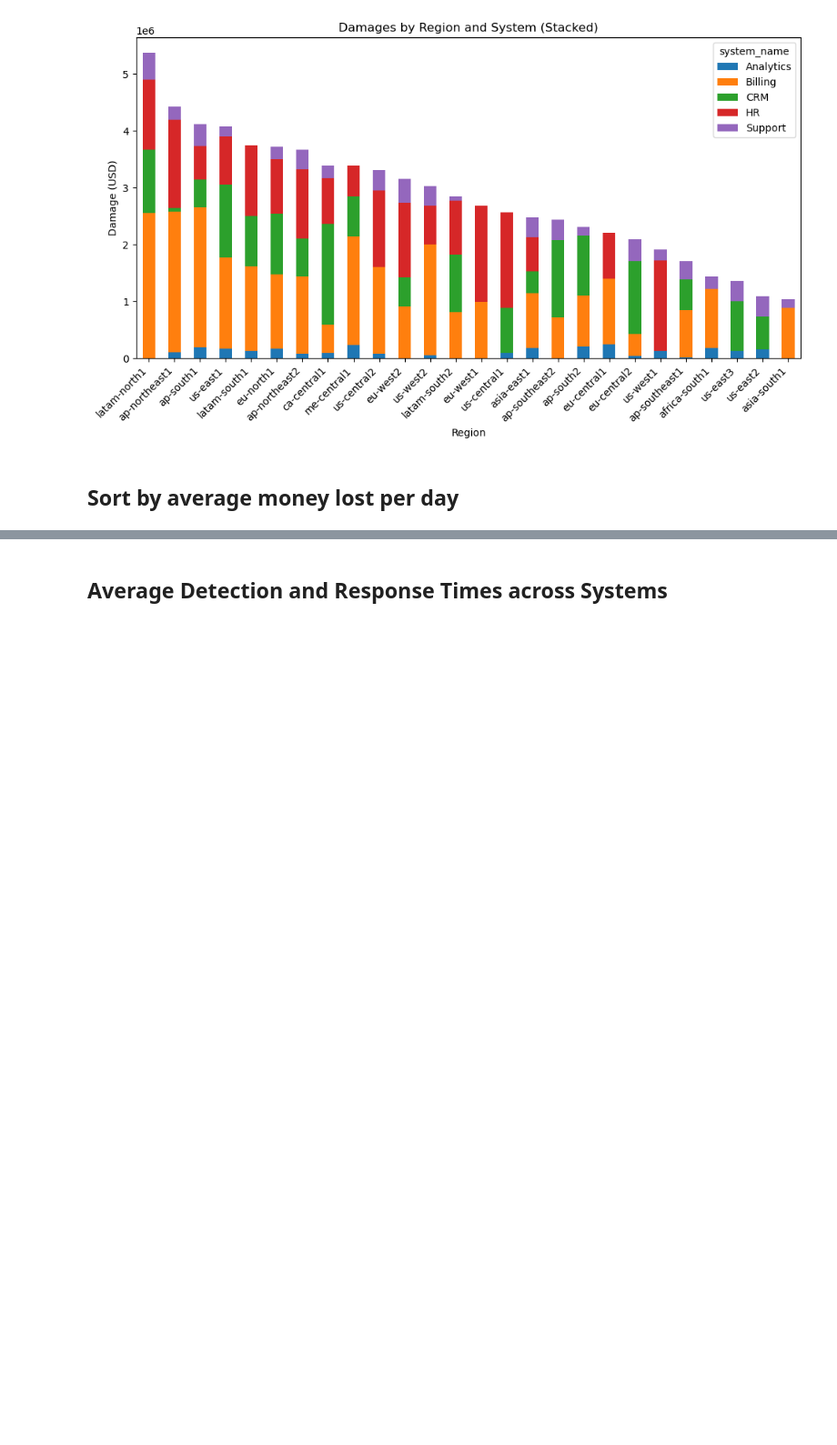
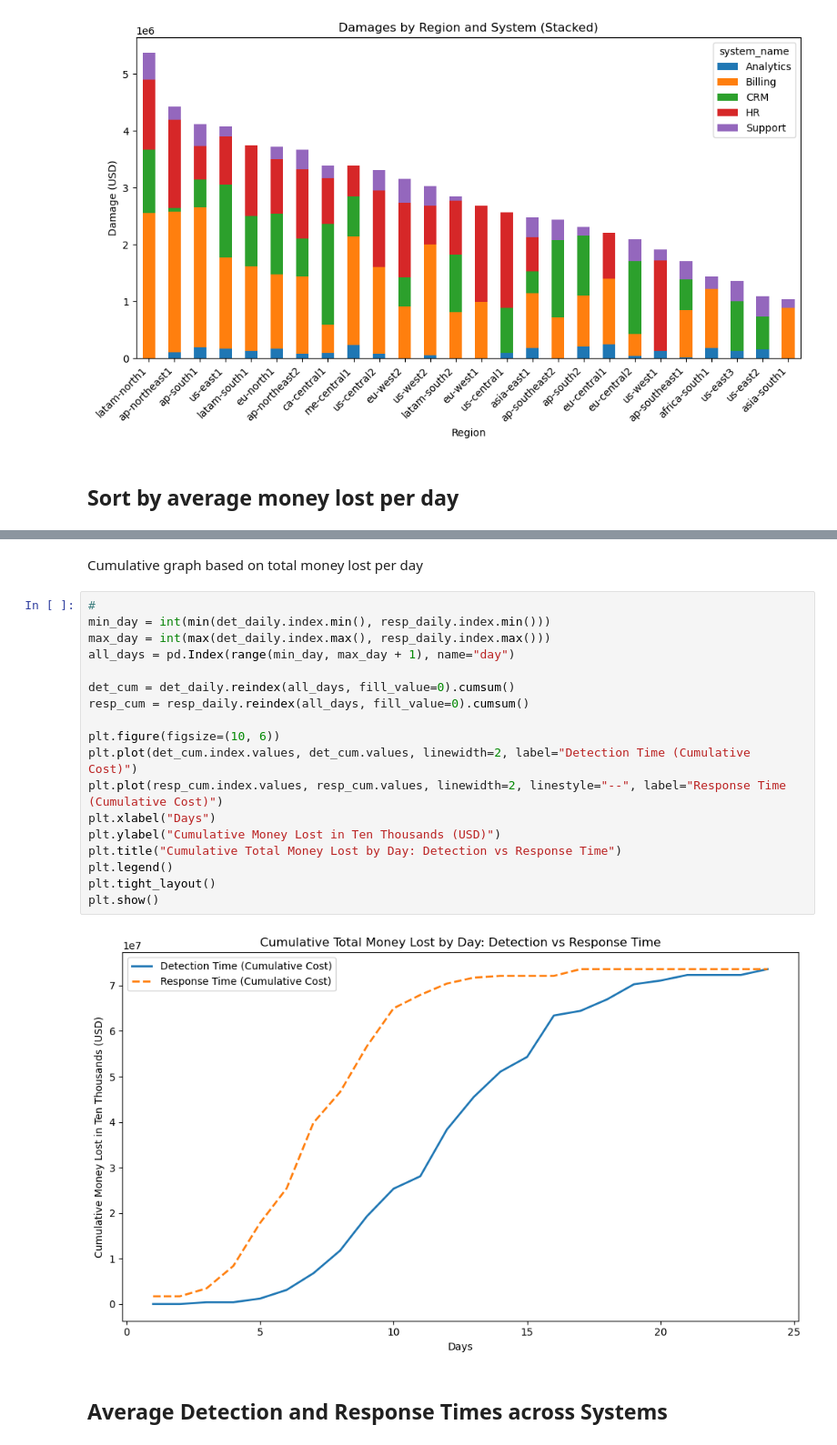
Before and after one commit to ssinlao/mini-data-analysts, a Jupyter notebook: mini-itc-code.ipynb, the cells around one changed output, grey strips where cells are left out. Shown at 91% size. Saved outputs shown, nothing was run; the diff lists cells and outputs as text; blank space fills up the shorter version.

```diff
--- a/mini-itc-code.ipynb
+++ b/mini-itc-code.ipynb
@@ -177,3 +147,25 @@ plt.show()
+# %% [markdown]
+Cumulative graph based on total money lost per day
+# %%
+#
+min_day = int(min(det_daily.index.min(), resp_daily.index.min()))
+max_day = int(max(det_daily.index.max(), resp_daily.index.max()))
+all_days = pd.Index(range(min_day, max_day + 1), name="day")
+
+det_cum = det_daily.reindex(all_days, fill_value=0).cumsum()
+resp_cum = resp_daily.reindex(all_days, fill_value=0).cumsum()
+
+plt.figure(figsize=(10, 6))
+plt.plot(det_cum.index.values, det_cum.values, linewidth=2, label="Detection Time (Cumulative Cost)")
+plt.plot(resp_cum.index.values, resp_cum.values, linewidth=2, linestyle="--", label="Response Time (Cumulative Cost)")
+plt.xlabel("Days")
+plt.ylabel("Cumulative Money Lost in Ten Thousands (USD)")
+plt.title("Cumulative Total Money Lost by Day: Detection vs Response Time")
+plt.legend()
+plt.tight_layout()
+plt.show()
+# %% [output]
+[figure, added]
 # %% [markdown]
 ## Average Detection and Response Times across Systems
 # %%
```
Also changed, not shown: parts of 4 cells of this notebook.
